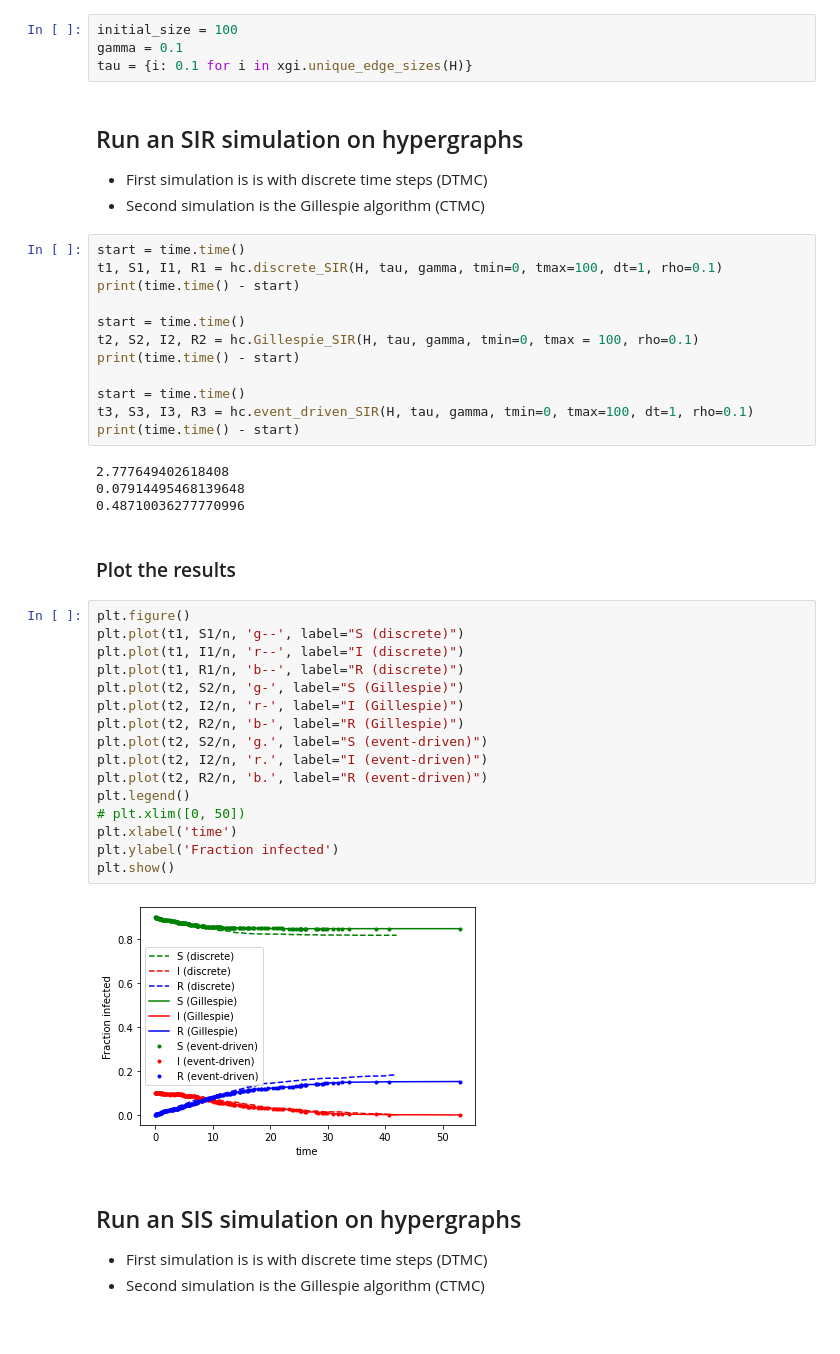
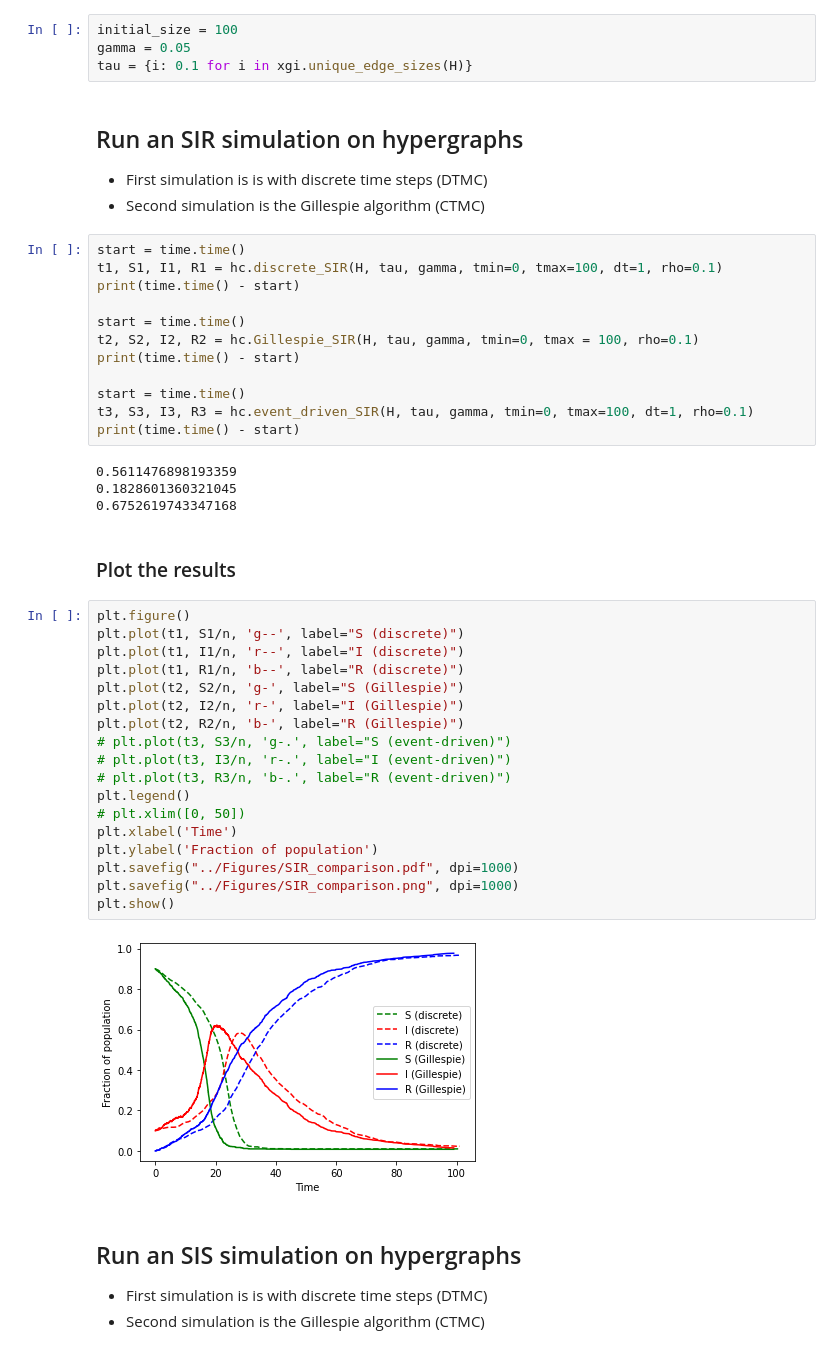
Before and after one commit to nwlandry/hypercontagion, a Jupyter notebook: demos/Library-Demo.ipynb, the cells around one changed output. Saved outputs shown, nothing was run; the diff lists cells and outputs as text.

```diff
--- a/demos/Library-Demo.ipynb
+++ b/demos/Library-Demo.ipynb
@@ -26,7 +26,7 @@ H = xgi.chung_lu_hypergraph(k1, k2)
 * $\mathbf{\beta}$ is the infection rate for each hyperedge size (keys are the hyperedge size and the value is the infection rate)
 # %%
 initial_size = 100
-gamma = 0.1
+gamma = 0.05
 tau = {i: 0.1 for i in xgi.unique_edge_sizes(H)}
 # %% [markdown]
 ## Run an SIR simulation on hypergraphs
@@ -45,29 +45,31 @@ start = time.time()
 t3, S3, I3, R3 = hc.event_driven_SIR(H, tau, gamma, tmin=0, tmax=100, dt=1, rho=0.1)
 print(time.time() - start)
 # %% [output]
-2.777649402618408
-0.07914495468139648
-0.48710036277770996
+0.5611476898193359
+0.1828601360321045
+0.6752619743347168
 # %% [markdown]
 ### Plot the results
 # %%
 plt.figure()
 plt.plot(t1, S1/n, 'g--', label="S (discrete)")
 plt.plot(t1, I1/n, 'r--', label="I (discrete)")
 plt.plot(t1, R1/n, 'b--', label="R (discrete)")
 plt.plot(t2, S2/n, 'g-', label="S (Gillespie)")
 plt.plot(t2, I2/n, 'r-', label="I (Gillespie)")
 plt.plot(t2, R2/n, 'b-', label="R (Gillespie)")
-plt.plot(t2, S2/n, 'g.', label="S (event-driven)")
-plt.plot(t2, I2/n, 'r.', label="I (event-driven)")
-plt.plot(t2, R2/n, 'b.', label="R (event-driven)")
+# plt.plot(t3, S3/n, 'g-.', label="S (event-driven)")
+# plt.plot(t3, I3/n, 'r-.', label="I (event-driven)")
+# plt.plot(t3, R3/n, 'b-.', label="R (event-driven)")
 plt.legend()
 # plt.xlim([0, 50])
-plt.xlabel('time')
-plt.ylabel('Fraction infected')
+plt.xlabel('Time')
+plt.ylabel('Fraction of population')
+plt.savefig("../Figures/SIR_comparison.pdf", dpi=1000)
+plt.savefig("../Figures/SIR_comparison.png", dpi=1000)
 plt.show()
 # %% [output]
-[figure, old version]
+[figure, new version]
 # %% [markdown]
 ## Run an SIS simulation on hypergraphs
 * First simulation is is with discrete time steps (DTMC)
```
Also changed, not shown: parts of 7 cells of this notebook, 16 other files.
